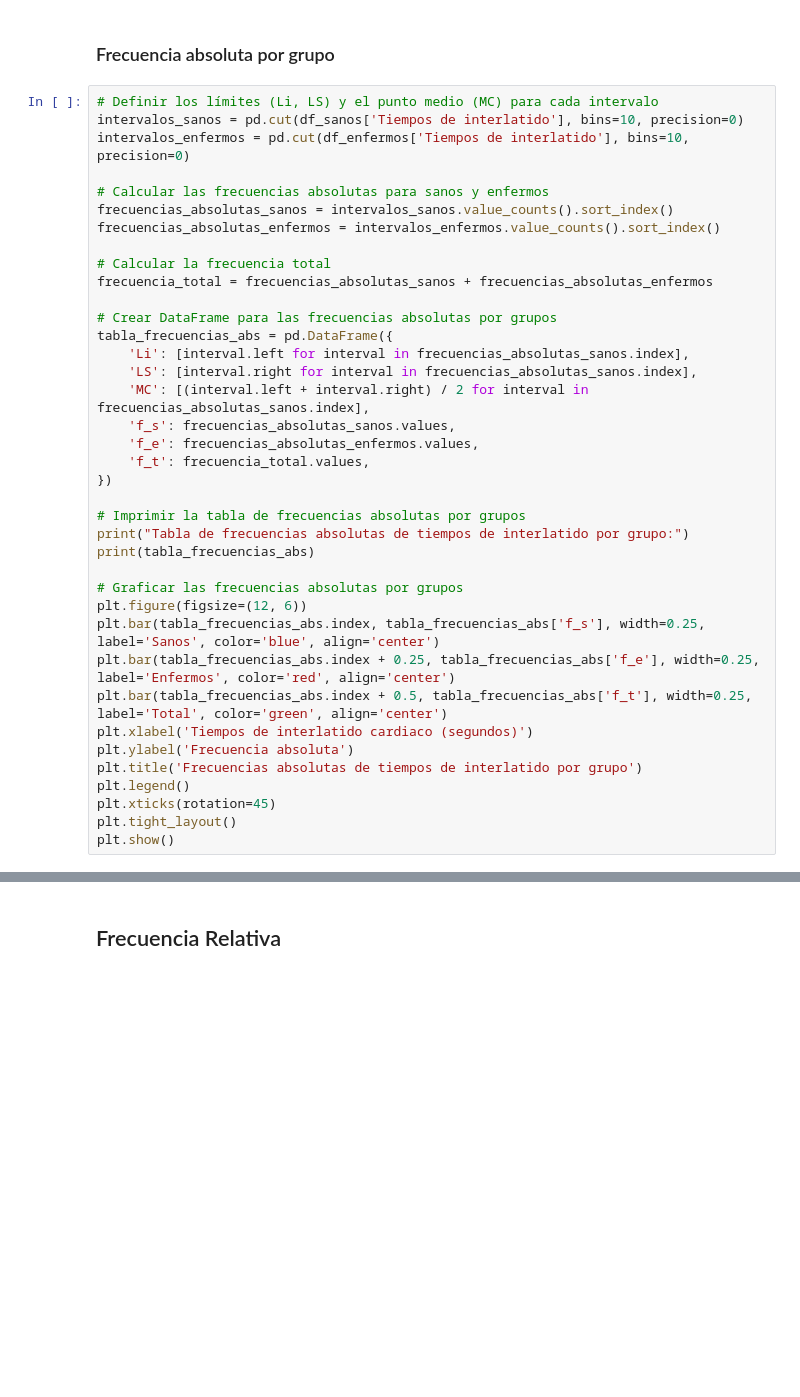
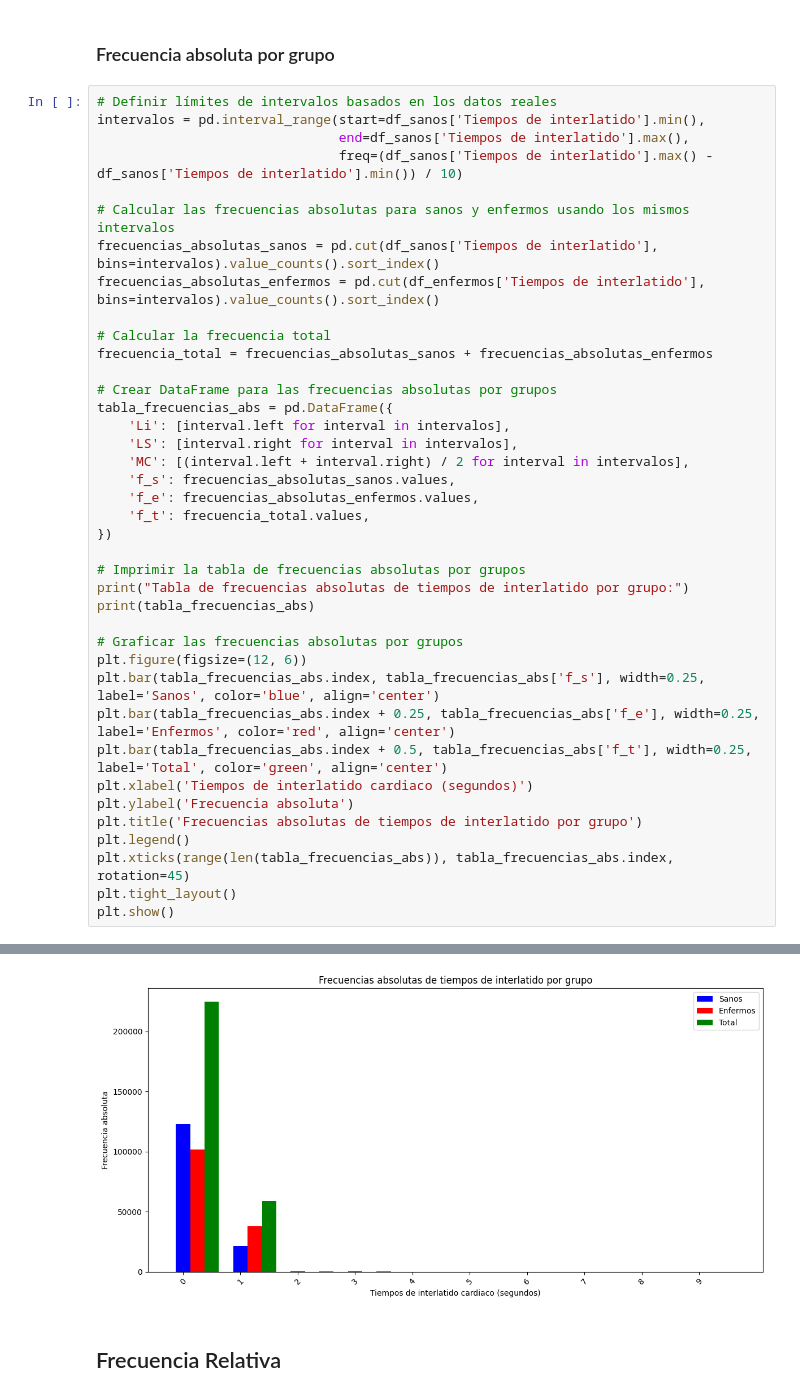
Before and after one commit to ThonnyRG/pacientes_enfermos_y_sanos_analisis, a Jupyter notebook: DATOS_BIOESTADÍSTICOS.ipynb, the cells around one changed output, grey strips where cells are left out. Saved outputs shown, nothing was run; the diff lists cells and outputs as text; blank space fills up the shorter version.

```diff
--- a/DATOS_BIOESTADÍSTICOS.ipynb
+++ b/DATOS_BIOESTADÍSTICOS.ipynb
@@ -374,22 +374,23 @@ Tabla de frecuencias absolutas de tiempos de interlatido para pacientes sanos:
 # %% [markdown]
 ### Frecuencia absoluta por grupo
 # %%
-# Definir los límites (Li, LS) y el punto medio (MC) para cada intervalo
-intervalos_sanos = pd.cut(df_sanos['Tiempos de interlatido'], bins=10, precision=0)
-intervalos_enfermos = pd.cut(df_enfermos['Tiempos de interlatido'], bins=10, precision=0)
+# Definir límites de intervalos basados en los datos reales
+intervalos = pd.interval_range(start=df_sanos['Tiempos de interlatido'].min(),
+                               end=df_sanos['Tiempos de interlatido'].max(),
+                               freq=(df_sanos['Tiempos de interlatido'].max() - df_sanos['Tiempos de interlatido'].min()) / 10)
 
-# Calcular las frecuencias absolutas para sanos y enfermos
-frecuencias_absolutas_sanos = intervalos_sanos.value_counts().sort_index()
-frecuencias_absolutas_enfermos = intervalos_enfermos.value_counts().sort_index()
+# Calcular las frecuencias absolutas para sanos y enfermos usando los mismos intervalos
+frecuencias_absolutas_sanos = pd.cut(df_sanos['Tiempos de interlatido'], bins=intervalos).value_counts().sort_index()
+frecuencias_absolutas_enfermos = pd.cut(df_enfermos['Tiempos de interlatido'], bins=intervalos).value_counts().sort_index()
 
 # Calcular la frecuencia total
 frecuencia_total = frecuencias_absolutas_sanos + frecuencias_absolutas_enfermos
 
 # Crear DataFrame para las frecuencias absolutas por grupos
 tabla_frecuencias_abs = pd.DataFrame({
-    'Li': [interval.left for interval in frecuencias_absolutas_sanos.index],
-    'LS': [interval.right for interval in frecuencias_absolutas_sanos.index],
-    'MC': [(interval.left + interval.right) / 2 for interval in frecuencias_absolutas_sanos.index],
+    'Li': [interval.left for interval in intervalos],
+    'LS': [interval.right for interval in intervalos],
+    'MC': [(interval.left + interval.right) / 2 for interval in intervalos],
     'f_s': frecuencias_absolutas_sanos.values,
     'f_e': frecuencias_absolutas_enfermos.values,
     'f_t': frecuencia_total.values,
@@ -408,7 +409,7 @@ plt.xlabel('Tiempos de interlatido cardiaco (segundos)')
 plt.ylabel('Frecuencia absoluta')
 plt.title('Frecuencias absolutas de tiempos de interlatido por grupo')
 plt.legend()
-plt.xticks(rotation=45)
+plt.xticks(range(len(tabla_frecuencias_abs)), tabla_frecuencias_abs.index, rotation=45)
 plt.tight_layout()
 plt.show()
 # %% [output]
@@ -416,3 +428,4 @@ ValueError: All arrays must be of the same length
+[figure, added]
 # %% [markdown]
 ## Frecuencia Relativa
 # %% [markdown]
```
Also changed, not shown: parts of 3 cells of this notebook.
